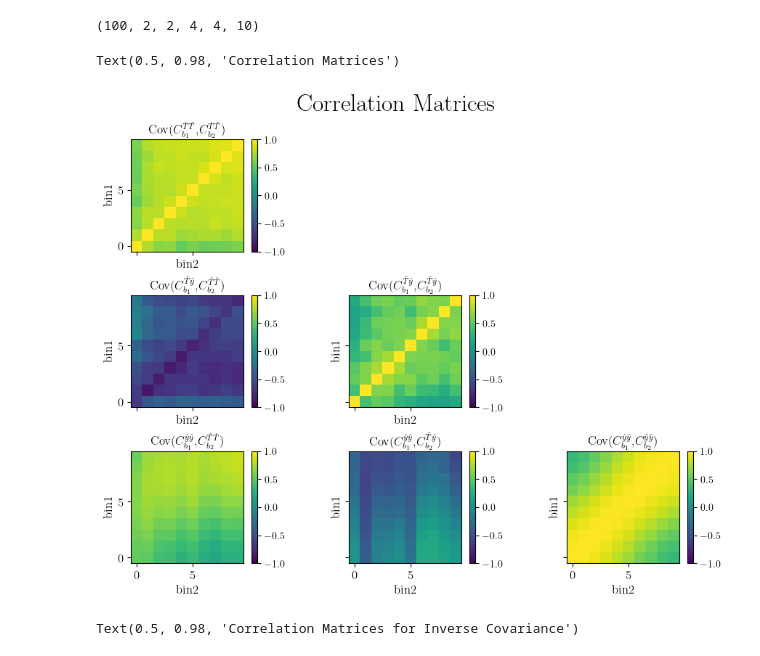
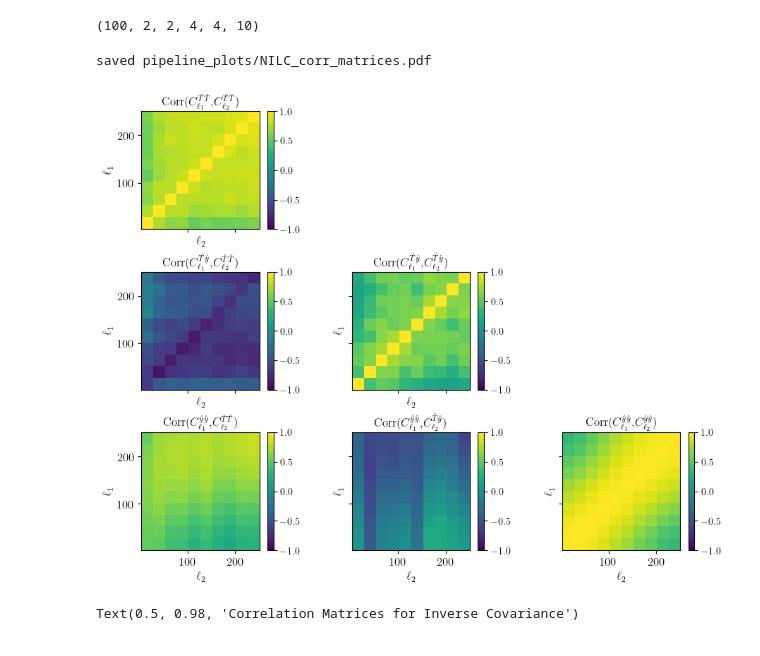
Before and after one commit to kmsurrao/NILC-Inference-Pipeline, a Jupyter notebook: notebooks/pipeline_plotting_examples.ipynb, the cells around one changed output. Cells and saved outputs as stored; diff of their text form; code cells hidden in the pictures.

```diff
--- a/notebooks/pipeline_plotting_examples.ipynb
+++ b/notebooks/pipeline_plotting_examples.ipynb
@@ -45,6 +48,10 @@ input_file = '/Users/kristen/Documents/GitHub/NILC-Inference-Pipeline/nilc_pipel
 # read in the input file and set up relevant info object
 inp = Info(input_file)
 inp.ell_sum_max = inp.ellmax
+
+ells = np.arange(inp.ellmax+1)
+res = stats.binned_statistic(ells[2:], ells[2:], statistic='mean', bins=inp.Nbins)
+mean_ells = np.round((res[1][:-1]+res[1][1:])/2)
 # %% [markdown]
 # Sample input maps and power spectra
 # %%
@@ -203,18 +257,16 @@ saved pipeline_plots/Acmb_Aftsz.pdf
 #Clpq has shape (Nsims, N_comps+1, N_preserved_comps=2, N_preserved_comps=2, N_comps=4, N_comps=4, ellmax+1)
 Clpq = pickle.load(open(f'{inp.output_dir}/data_vecs/Clpq.p', 'rb'))
 start = 0
-ells = np.arange(inp.Nbins)
 
 fig, axs = plt.subplots(1,3, figsize=(9,5))
 ax = 0
 for p,q in [(0,0), (0,1), (1,1)]:
     plt.axes(axs[ax])
     for sim in range(len(Clpq)):
-        plt.plot(ells[start:], np.sum(Clpq[sim,0,0,0,0,0,p,q,:,:], axis=(0,1))[start:], alpha=0.2)
-    plt.plot(ells[start:], np.sum(np.mean(Clpq[:,0,0,0,0,0,p,q,:,:],axis=0), axis=(0,1))[start:], color='k', linewidth=1.)
+        plt.plot(mean_ells, np.sum(Clpq[sim,0,0,0,0,0,p,q,:,:], axis=(0,1))[start:], alpha=0.2)
+    plt.plot(mean_ells, np.sum(np.mean(Clpq[:,0,0,0,0,0,p,q,:,:],axis=0), axis=(0,1))[start:], color='k', linewidth=1.)
     plt.grid()
-    plt.xlim(start, inp.Nbins-1)
-    plt.xlabel(r'bin')
+    plt.xlabel(r'$\ell$')
     if ax==0: plt.ylabel(r'$C_\ell^{TT}$')
     if ax==1: plt.ylabel(r'$C_\ell^{Ty}$')
     if ax==2: plt.ylabel(r'$C_\ell^{yy}$')
@@ -285,10 +337,10 @@ for p,q in [(0,0), (0,1), (1,1)]:
         data_model = Clyy_data
         plt.ylabel(r'$C_\ell^{yy}$')
         plt.yscale('log')
-    plt.xlabel(r'bin')
-    plt.plot(ells[start:], data_model[start:], label='Power Spectrum from Data')
-    plt.plot(ells[start:], theory_model[start:], label='Best Fit Reconstruction', linestyle='dashed')
-    plt.plot(ells[start:], fiducial_model[start:], label='Reconstruction with Fiducial Parameters', linestyle='dotted')
+    plt.xlabel(r'$\ell$')
+    plt.plot(mean_ells[start:], data_model[start:], label='Power Spectrum from Data')
+    plt.plot(mean_ells[start:], theory_model[start:], label='Best Fit Reconstruction', linestyle='dashed')
+    plt.plot(mean_ells[start:], fiducial_model[start:], label='Reconstruction with Fiducial Parameters', linestyle='dotted')
     plt.grid()
     ax += 1
 
@@ -393,33 +444,35 @@ for pq in range(3):
 # %%
 fig, axs = plt.subplots(3,3, figsize=(9,7), sharex=True, sharey=True, layout='constrained')
 axs = axs.flatten()
 ax = 0
 start = 0
-PS_strings1 = [r'$C_{b_1}^{\hat{T}\hat{T}}$', r'$C_{b_1}^{\hat{T}\hat{y}}$', r'$C_{b_1}^{\hat{y}\hat{y}}$']
-PS_strings2 = [r'$C_{b_2}^{\hat{T}\hat{T}}$', r'$C_{b_2}^{\hat{T}\hat{y}}$', r'$C_{b_2}^{\hat{y}\hat{y}}$']
+PS_strings1 = [r'$C_{\ell_1}^{\hat{T}\hat{T}}$', r'$C_{\ell_1}^{\hat{T}\hat{y}}$', r'$C_{\ell_1}^{\hat{y}\hat{y}}$']
+PS_strings2 = [r'$C_{\ell_2}^{\hat{T}\hat{T}}$', r'$C_{\ell_2}^{\hat{T}\hat{y}}$', r'$C_{\ell_2}^{\hat{y}\hat{y}}$']
 diag = np.einsum('bbpp->bp', PScov_sim_nilc_tensor)
 corr = np.einsum('bcpq,bp,cq->bcpq', PScov_sim_nilc_tensor, 1/np.sqrt(diag), 1/np.sqrt(diag))
 for p in range(3):
     for q in range(3):
         plt.axes(axs[ax])
         if ax not in {1,2,5}:
-            plt.imshow(corr[:,:,p,q], origin='lower', vmin=-1, vmax=1) #use to plot correlation matrices
-            #plt.imshow(PScov_sim_nilc_tensor[:,:,p,q], origin='lower') #use to plot covariance matrices
+            plt.imshow(corr[:,:,p,q], origin='lower', vmin=-1, vmax=1, extent=(2,inp.ellmax+1,2,inp.ellmax+1)) #use to plot correlation matrices
+            #plt.imshow(PScov_sim_nilc_tensor[:,:,p,q], origin='lower', extent=(2,inp.ellmax+1,2,inp.ellmax+1)) #use to plot covariance matrices
             cbar = plt.colorbar()
             cbar.ax.tick_params(labelsize=10)
             plt.xticks(fontsize=12)
             plt.yticks(fontsize=12)
-            plt.xlabel(r'bin2', fontsize=12)
-            plt.ylabel(r'bin1', fontsize=12)
-            plt.title(f'Cov({PS_strings1[p]},{PS_strings2[q]})', fontsize=12)
+            plt.xlabel(r'$\ell_2$', fontsize=12)
+            plt.ylabel(r'$\ell_1$', fontsize=12)
+            plt.title(f'Corr({PS_strings1[p]},{PS_strings2[q]})', fontsize=12)
         else:
             axs[ax].axis('off')
         ax += 1
 
-plt.suptitle('Correlation Matrices')
+if save_dir:
+    plt.savefig(f'{save_dir}/NILC_corr_matrices.pdf', bbox_inches = "tight")
+    print(f'saved {save_dir}/NILC_corr_matrices.pdf')
 # %% [output]
-Text(0.5, 0.98, 'Correlation Matrices')
+saved pipeline_plots/NILC_corr_matrices.pdf
-[figure, old version]
+[figure, new version]
 # %%
 PScov_sim_alt_Inv = scipy.linalg.inv(PScov_sim_nilc)
 PScov_sim_Inv_nilc = np.zeros((inp.Nbins, inp.Nbins, 3, 3))
```
Also changed, not shown: parts of 21 cells of this notebook, 4 other files.
